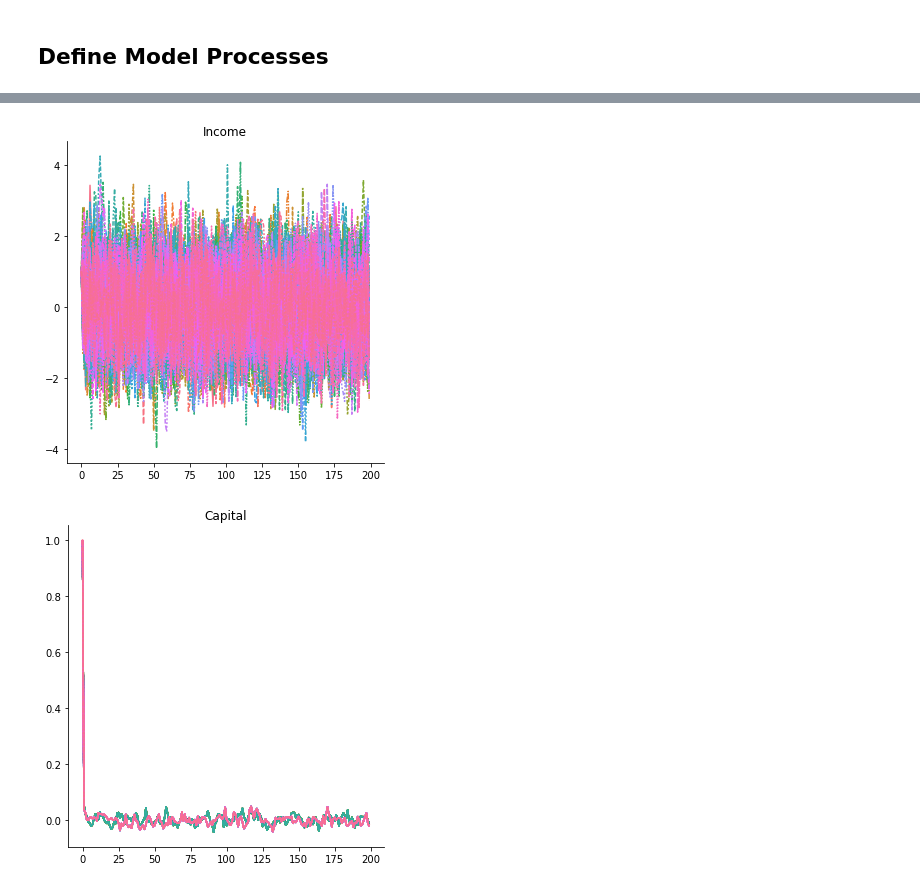
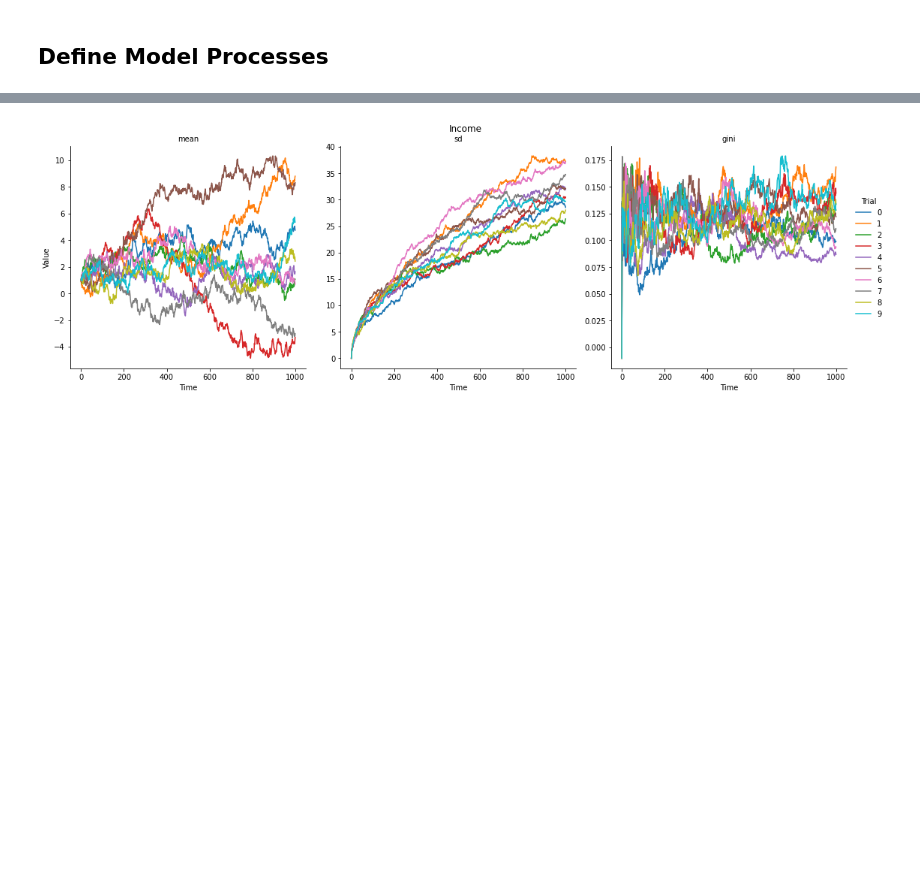
Before and after one commit to eric-mc2/MobilitySim, a Jupyter notebook: Inter-Generational Mobility.ipynb, the cells around one changed output, grey strips where cells are left out. Drawn from its saved outputs; the diff is of its cells as text; code cells hidden in the pictures; blank space fills up the shorter version.

Commit message:
add plot of gini coefficient

```diff
--- a/Inter-Generational Mobility.ipynb
+++ b/Inter-Generational Mobility.ipynb
@@ -61,9 +61,10 @@ from sim import Sim
 ## Define Model Processes
 # %%
 sim = Sim()
-sim.set('INCOME_MOBILITY_COEF',.5)
-sim.set('TAX_RATE', .1)
-%time res = sim.run(1, keep_trials=True)
-res.income.trial_data[0].plot()
-res.human_capital.trial_data[0].plot()
+sim.set('INCOME_MOBILITY_COEF',1)
+sim.set('INCOME_NOISE_AUTOREG',0)
+sim.set('TAX_RATE', 0)
+sim.set('N_TIMESTEPS',1000)
+%time res = sim.run(10)
+res.income.plot()
 # %% [output]
@@ -72,5 +73,4 @@ Wall time: 23.4 ms
-[figure, old version]
+[figure, new version]
-[figure, removed]
 # %%
 sim = Sim()
 %time res = sim.run(10)
```
Also changed, not shown: parts of 3 cells of this notebook, 1 other file.
